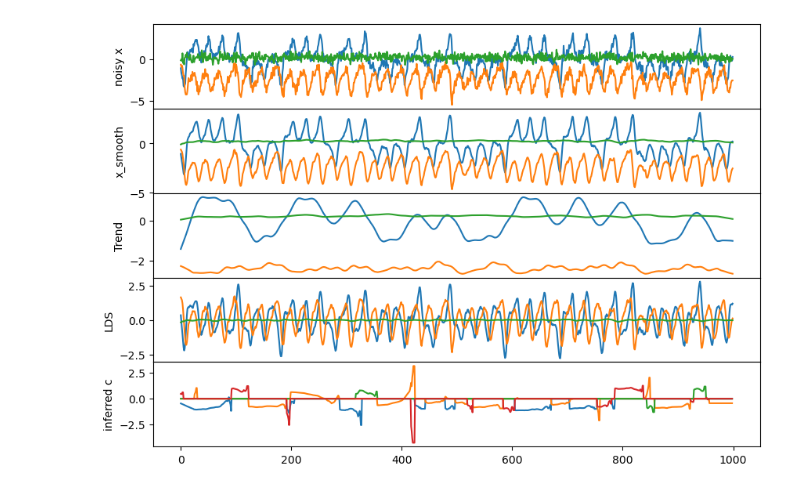
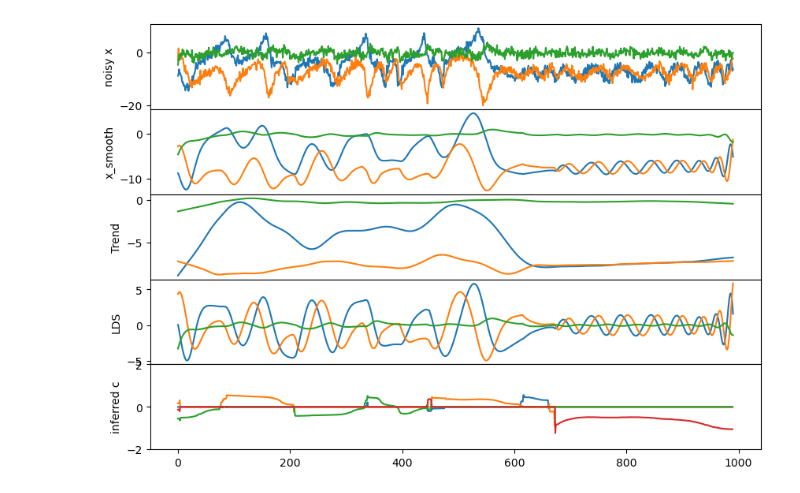
Before and after one commit to siplab-gt/probabilistic-decomposed-linear-dynamical-systems, a Jupyter notebook: notebooks/Lorenz Example.ipynb, the cells around one changed output. Drawn from its saved outputs; the diff is of its cells as text; code cells hidden in the pictures.

```diff
--- a/notebooks/Lorenz Example.ipynb
+++ b/notebooks/Lorenz Example.ipynb
@@ -0,0 +6,5 @@
+# %%
+from pdLDS.generate import generate_ramped_lorenz
+
+
+Y, X, speed = generate_ramped_lorenz(3)
@@ -1,17 +22,2 @@
 # %%
 from pdLDS import pdLDS
-# %%
-from generate import generateLorenz
-import numpy as np
-import torch
-import matplotlib.pyplot as plt
-
-
-# generate_ramped_lorenz
-# generate lorenz data
-
-y, (true_y, true_x, true_D) = generateLorenz(T=1000, x0=np.array([-0.9,10,10]), noise_std=8)
-# y_ = (y-y.mean())/(y.std())
-
-
-Y = [torch.tensor(y_).float()]
@@ -32,15 +26,16 @@ emissions_dim, latent_dim, n_dynamic_operators = 10, 3, 4
 
 pdlds = pdLDS(emissions_dim, latent_dim, n_dynamic_operators)
 # %%
-# S = 200 # offset window size
-S = 70
+S = 200 # offset window size
 
-pdlds.fit(Y, S, smooth_c=True,
-                  emissions_lr = 1e-2,
-                  dynamics_lr = 1e-2,
-                  train_iters=40,
-                  weight_decay=1,
-                  init_iters=10,
-                  init_smoothness=5,
-                  xi=100)
+pdlds.fit(Y,
+          S,
+          smooth_c=True,
+          emissions_lr = 1e-2,
+          dynamics_lr = 1e-2,
+          train_iters=25,
+          weight_decay=1,
+          init_iters=5,
+          init_smoothness=10,
+          xi=100)
 # %% [output]
@@ -49,20 +52,20 @@ Training with  40 iterations
 # %%
 fig, axs = plt.subplots(5,1,figsize=(10,7), sharex=True)
 
 # axs[0].plot(true_x)
 axs[0].plot((Y[0] @ torch.linalg.pinv(pdlds.emissions ).T).data)
 axs[0].set_ylabel("noisy x")
 axs[1].plot(pdlds.offsets[0] + pdlds.latent[0])
 axs[1].set_ylabel("x_smooth")
 axs[2].plot(pdlds.offsets[0])
 axs[2].set_ylabel("Trend")
 axs[3].plot(pdlds.latent[0])
 axs[3].set_ylabel("LDS")
 axs[4].plot(pdlds.coefs[0])
-# axs[4].set_ylim(-1,1)
+axs[4].set_ylim(-2,2)
 axs[4].set_ylabel("inferred c")
 
 plt.subplots_adjust(hspace=0)
 plt.show()
 # %% [output]
-[figure, old version]
+[figure, new version]
```
Also changed, not shown: parts of 7 cells of this notebook, 5 other files.
